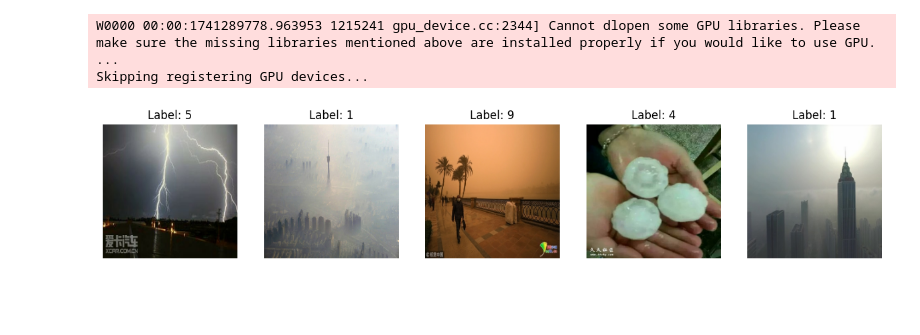
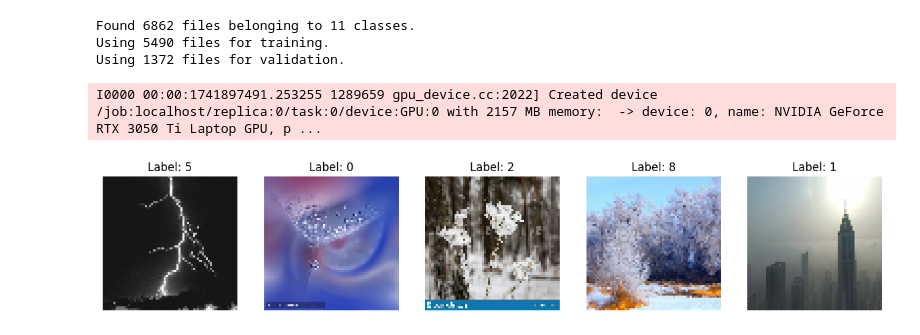
Before and after one commit to djcosta2/207_Final_Project, a Jupyter notebook: sandbox/load_data.ipynb, the cells around one changed output. Saved outputs shown, nothing was run; the diff lists cells and outputs as text; code cells hidden in the pictures; blank space fills up the shorter version.

```diff
--- a/sandbox/load_data.ipynb
+++ b/sandbox/load_data.ipynb
@@ -5,8 +5,8 @@ import matplotlib.pyplot as plt
 
 # Dataset/hyperparams
 sandbox_dir = pathlib.Path("../Data/Weather_Dataset")
-batch_size = 32
-image_size = (224, 224) #do not change for resnet50
+batch_size = 8
+image_size = (64, 64) #do not change for resnet50
 
 # Load dataset
 dataset = tf.keras.utils.image_dataset_from_directory(
@@ -40,3 +43,5 @@ Using 1372 files for validation.
-W0000 00:00:1741289778.963953 1215241 gpu_device.cc:2344] Cannot dlopen some GPU libraries. Please make sure the missing libraries mentioned above are installed properly if you would like to use GPU.  ...
-Skipping registering GPU devices...
+Found 6862 files belonging to 11 classes.
+Using 5490 files for training.
+Using 1372 files for validation.
+I0000 00:00:1741897491.253255 1289659 gpu_device.cc:2022] Created device /job:localhost/replica:0/task:0/device:GPU:0 with 2157 MB memory:  -> device: 0, name: NVIDIA GeForce RTX 3050 Ti Laptop GPU, p ...
-[figure, old version]
+[figure, new version]
```
Also changed, not shown: parts of 4 cells of this notebook.
